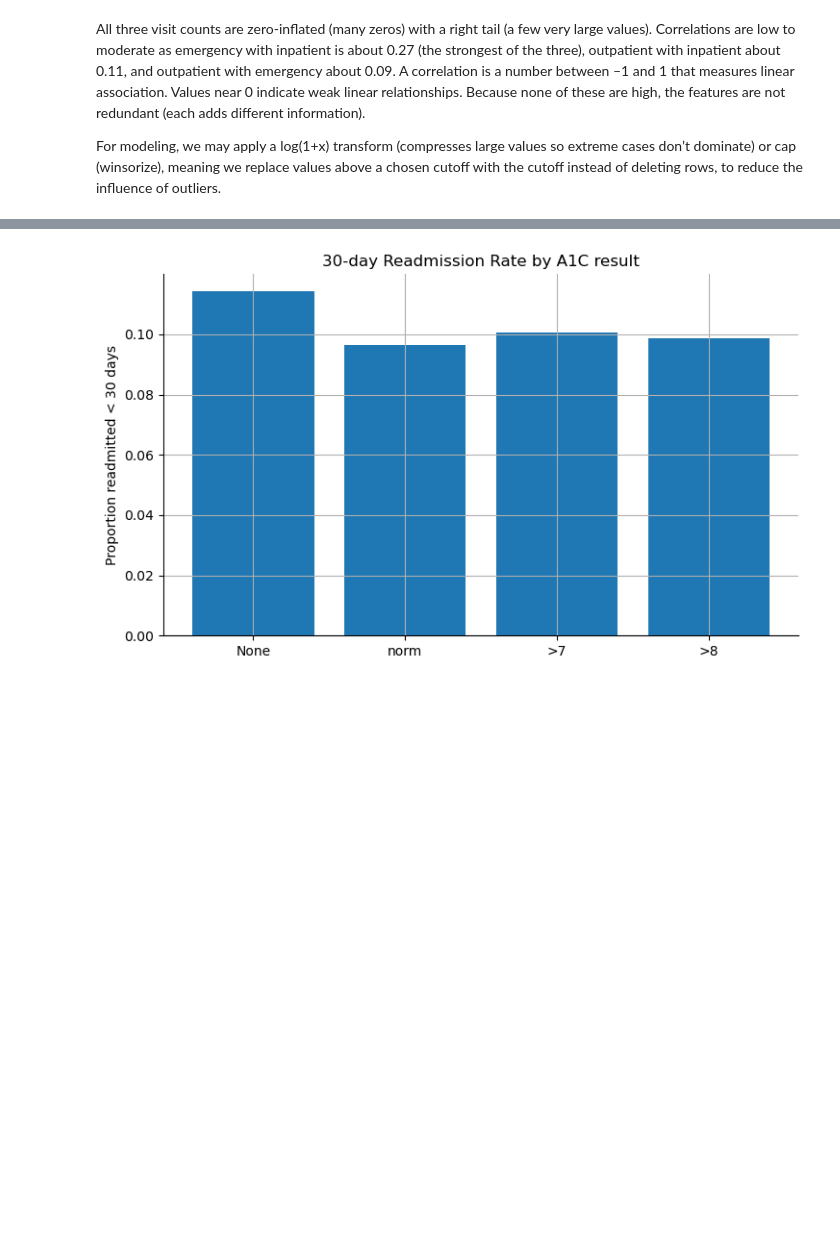
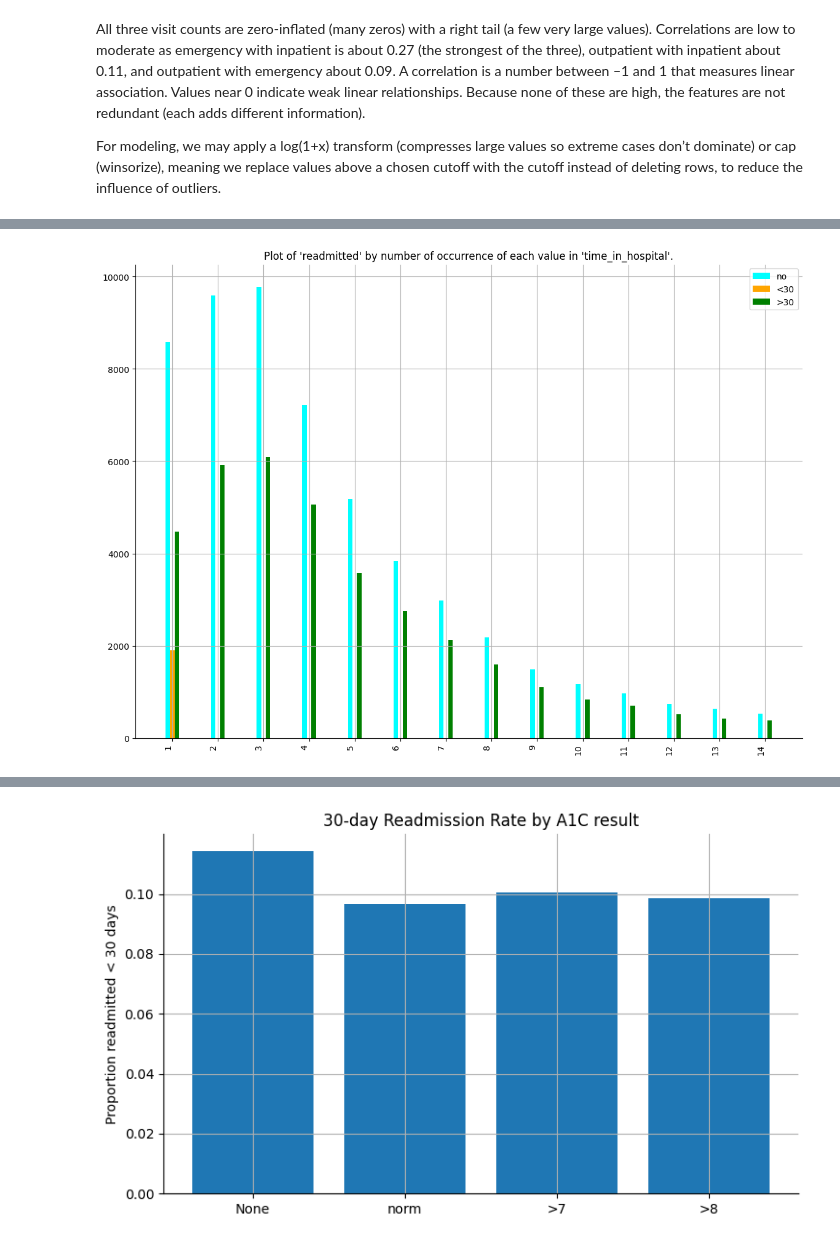
Before and after one commit to arunachalesh58/readmission-for-diabetes-patients, a Jupyter notebook: jupyter-nb-space/EDA_Visualization.ipynb, the cells around one changed output, grey strips where cells are left out. Cells and saved outputs as stored; diff of their text form; code cells hidden in the pictures; blank space fills up the shorter version.

Commit message:
Uploaded expanded EDA for project.
Updated EDA uploaded separately from the main .ipynb file so it can be reviewed before it is inserted.

```diff
--- a/jupyter-nb-space/EDA_Visualization.ipynb
+++ b/jupyter-nb-space/EDA_Visualization.ipynb
@@ -293,0 +647,87 @@ For modeling, we may apply a log(1+x) transform (compresses large values so extr
+# %%
+def bar_plot_by_readmitted_categories(df_imported, column_to_group_by_categories, bar_distance_from_center_of_line, bar_width, x_size, y_size, x_label_rotation, dataset_is_grouped, before_edits, nested_directory_and_name, show_plot):
+    # Group the dataframe by the 'readmitted' column. After that, unstack the result (rotate the result by the index from rows to columns). Combinations of
+    #  values that don't exist will be represented by NaN. Fill in these NaN values with 0, which in our case fills in values that weren't included in
+    #  one side of the groupby because their counts for that category are 0. Finally, stack the result again in order to get back to the normal groupby
+    #  format, which in our case is the dataframe grouped by the 'readmitted' column's values.
+    list_of_column_names = []
+
+    if (dataset_is_grouped == False):
+        grouped_churn_count = df_imported.groupby(['readmitted', column_to_group_by_categories]).size().unstack(fill_value=0).stack()
+
+        for idx, _ in grouped_churn_count.items():
+            list_of_column_names.append(idx[1])
+
+    else:
+        list_of_column_names = df_imported.columns
+
+    unique_list_of_list_of_column_names = []
+    for current_item in list_of_column_names:
+        if current_item not in unique_list_of_list_of_column_names:
+            unique_list_of_list_of_column_names.append(current_item)
+
+    x = np.arange(len(unique_list_of_list_of_column_names))
+    plt.figure(figsize=(x_size, y_size))
+    if (before_edits == True):
+        plt.bar(x-bar_distance_from_center_of_line, grouped_churn_count[0], bar_width, color='cyan', label=readmit_map.get(0))
+        plt.bar(0, grouped_churn_count[1], bar_width, color='orange', label=readmit_map.get(1))
+        plt.bar(x+bar_distance_from_center_of_line, grouped_churn_count[2], bar_width, color='green', label=readmit_map.get(2))
+    else:
+        # Check variables.
+        plt.bar(x-bar_distance_from_center_of_line, grouped_churn_count[0], bar_width, color='red', label='>30 or no')
+        plt.bar(x+bar_distance_from_center_of_line, grouped_churn_count[1], bar_width, color='blue', label='<30')
+    plt.title(f"Plot of 'readmitted' by number of occurrence of each value in '{column_to_group_by_categories}'.")
+    plt.xticks(x, unique_list_of_list_of_column_names, rotation=x_label_rotation, ha='right')
+    plt.legend()
+    if (show_plot):
+        plt.show()
+    plt.savefig(nested_directory_and_name, dpi=150)
+    plt.close()
+
+    return grouped_churn_count
+
+
+def plot_number_occurrences_per_readmitted_values(df_imported, bar_distance_from_center_of_line, bar_width, y_size, x_label_rotation, dataset_is_grouped, before_edits, folder_location, folder_name, columns_of_interest):
+    folder_exists, status_string, nested_directory = create_folder(folder_location, folder_name)
+
+    grouped_churn_count = None
+
+    temp_reduced_df = df_imported[columns_of_interest]
+    column_names_list = temp_reduced_df.columns
+
+    if (folder_exists):
+        current_image_count = 0
+
+        for element in column_names_list:
+            nested_directory_and_name = nested_directory + "/" + element + "_" + str(current_image_count) + ".png"
+
+            if ((element != "encounter_id") and (element != "patient_nbr") and (element != "readmitted")):
+                chart_width = temp_reduced_df[element].nunique()
+
+                if (chart_width > 200):
+                    chart_width = 200
+
+                show_plot = False
+                if (element in columns_of_interest):
+                    show_plot = True
+
+                grouped_churn_count = bar_plot_by_readmitted_categories(temp_reduced_df, element, bar_distance_from_center_of_line, bar_width, chart_width, y_size, x_label_rotation, dataset_is_grouped, before_edits, nested_directory_and_name, show_plot)
+
+                current_image_count += 1
+
+                output_text_information_to_txt_file("text_information_from_data_check_on_columns", status_string + "\n\n\n" + str(grouped_churn_count))
+    else:
+        output_text_information_to_txt_file(nested_directory + "/Error", status_string)
+
+
+columns_of_interest = [
+    'readmitted',
+    'time_in_hospital', 'num_lab_procedures', 'num_procedures', 'num_medications',
+    'number_outpatient', 'number_emergency', 'number_inpatient', 'number_diagnoses',
+    'admission_type_id', 'discharge_disposition_id',
+    'admission_source_id', 'payer_code', 'medical_specialty',
+    'max_glu_serum', 'A1Cresult', 'insulin', 'change', 'diabetesMed'
+    ]
+plot_number_occurrences_per_readmitted_values(df, 0.1, 0.1, 10, 90, False, True, str(FIG_DIR), subfolder_names[0], columns_of_interest)
+# %% [output]
+[figure, added]
```
Also changed, not shown: parts of 30 cells of this notebook, 12 other files.
